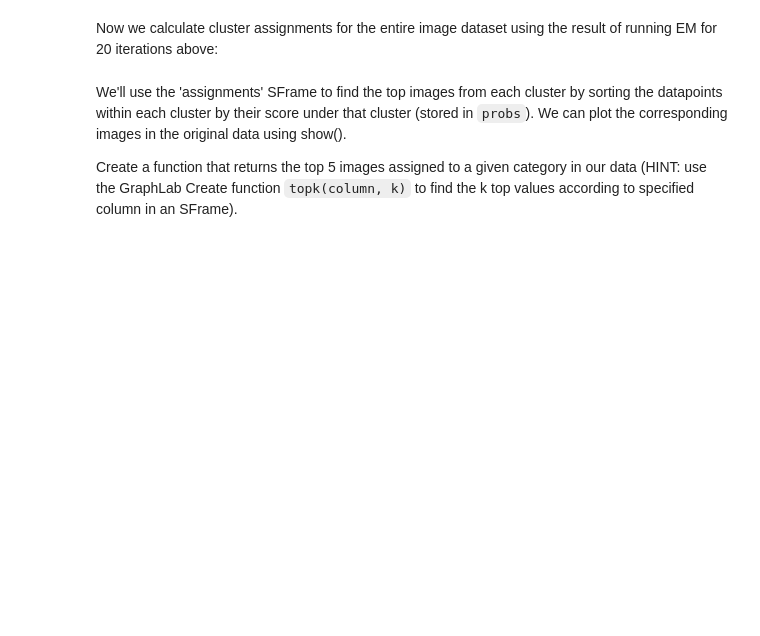
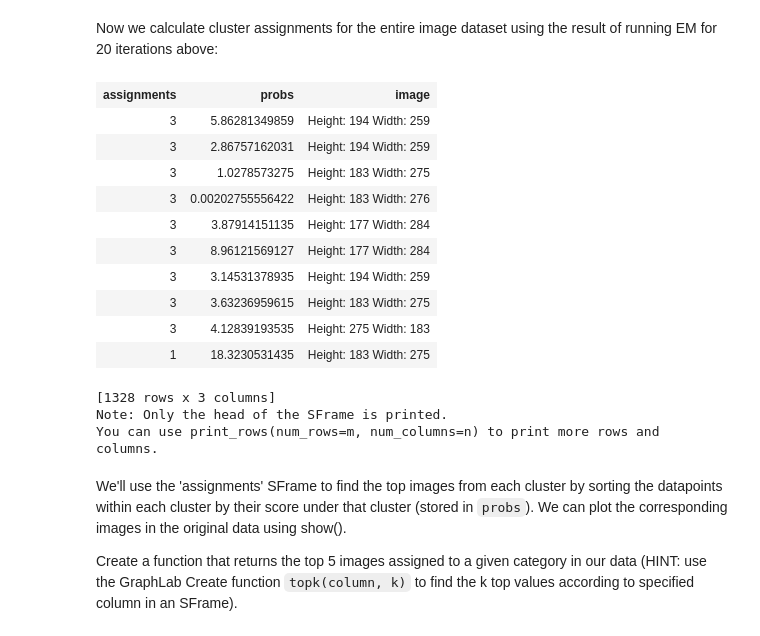
Before and after one commit to Lving/MachineLearning_Clustering_Retrieval, a Jupyter notebook: week4_Mixture Models/3_em-for-gmm_blank.ipynb, the cells around one changed output. Cells and saved outputs as stored; diff of their text form; code cells hidden in the pictures; blank space fills up the shorter version.

```diff
--- a/week4_Mixture Models/3_em-for-gmm_blank.ipynb
+++ b/week4_Mixture Models/3_em-for-gmm_blank.ipynb
@@ -625,6 +722,23 @@ for i in range(N):
     probs[i] = np.max(p)
 
 assignments = gl.SFrame({'assignments':assignments, 'probs':probs, 'image': images['image']})
+# %%
+assignments
+# %% [output]
+| assignments | probs | image |
+| 3 | 5.86281349859 | Height: 194 Width: 259 |
+| 3 | 2.86757162031 | Height: 194 Width: 259 |
+| 3 | 1.0278573275 | Height: 183 Width: 275 |
+| 3 | 0.00202755556422 | Height: 183 Width: 276 |
+| 3 | 3.87914151135 | Height: 177 Width: 284 |
+| 3 | 8.96121569127 | Height: 177 Width: 284 |
+| 3 | 3.14531378935 | Height: 194 Width: 259 |
+| 3 | 3.63236959615 | Height: 183 Width: 275 |
+| 3 | 4.12839193535 | Height: 275 Width: 183 |
+| 1 | 18.3230531435 | Height: 183 Width: 275 |
+[1328 rows x 3 columns]
+Note: Only the head of the SFrame is printed.
+You can use print_rows(num_rows=m, num_columns=n) to print more rows and columns.
 # %% [markdown]
 We'll use the 'assignments' SFrame to find the top images from each cluster by sorting the datapoints within each cluster by their score under that cluster (stored in `probs`). We can plot the corresponding images in the original data using show().
 
```
Also changed, not shown: parts of 29 cells of this notebook.
